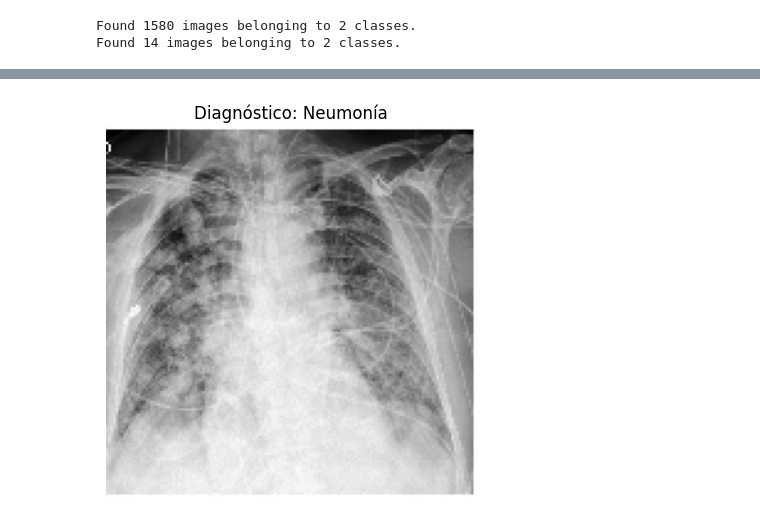
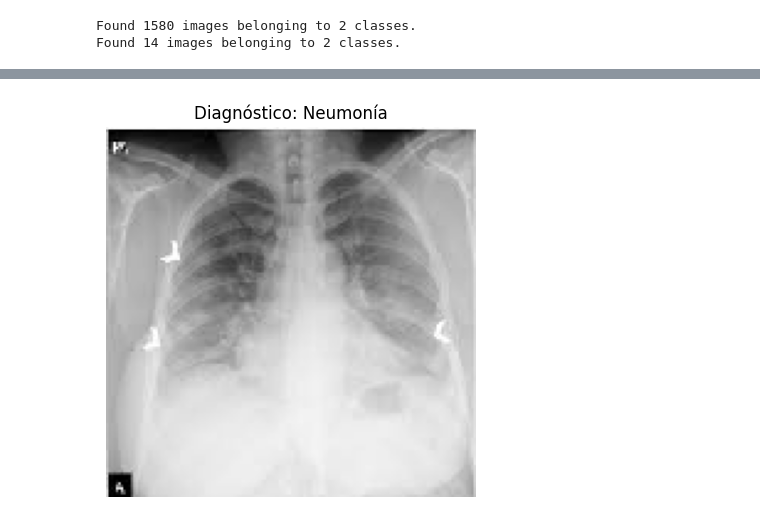
Before and after one commit to Angel-Garcia02/PneumonIA, a Jupyter notebook: PnuomonIA.ipynb, the cells around one changed output, grey strips where cells are left out. Drawn from its saved outputs; the diff is of its cells as text; code cells hidden in the pictures.

```diff
--- a/PnuomonIA.ipynb
+++ b/PnuomonIA.ipynb
@@ -105,7 +107,7 @@ from tensorflow.keras.utils import load_img, img_to_array
 import numpy as np
 
 # Carga y preprocesa la imagen
-img_path = 'Imagen-3-N.jpeg'  # Reemplaza con el nombre de tu imagen cargada
+img_path = 'Imagen-1-N.jpg'  # Reemplaza con el nombre de tu imagen cargada
 img = load_img(img_path, target_size=(150, 150))  # Redimensiona la imagen
 img_array = img_to_array(img)  # Convierte a array
 img_array = img_array / 255.0  # Normaliza
@@ -116,7 +118,13 @@ prediction = model.predict(img_array)
 
 # Interpreta el resultado
 if prediction[0] > 0.5:  # Ajusta el umbral según tu modelo
-    print("La radiografía indica: Neumonía")
+    plt.imshow(img)
+    plt.title("Diagnóstico: Neumonía")
+    plt.axis('off')
+    plt.show()
 else:
-    print("La radiografía indica: Normal")
+    plt.imshow(img)
+    plt.title("Diagnóstico: Normal")
+    plt.axis('off')
+    plt.show()
 # %% [output]
@@ -125,7 +132 @@ La radiografía indica: Neumonía
+[figure, added]
-# %%
-plt.imshow(img)
-plt.title("Diagnóstico: Neumonía" if prediction[0] > 0.5 else "Diagnóstico: Normal")
-plt.axis('off')
-plt.show()
-# %% [output]
-[figure, removed]
```
Also changed, not shown: parts of 7 cells of this notebook.
